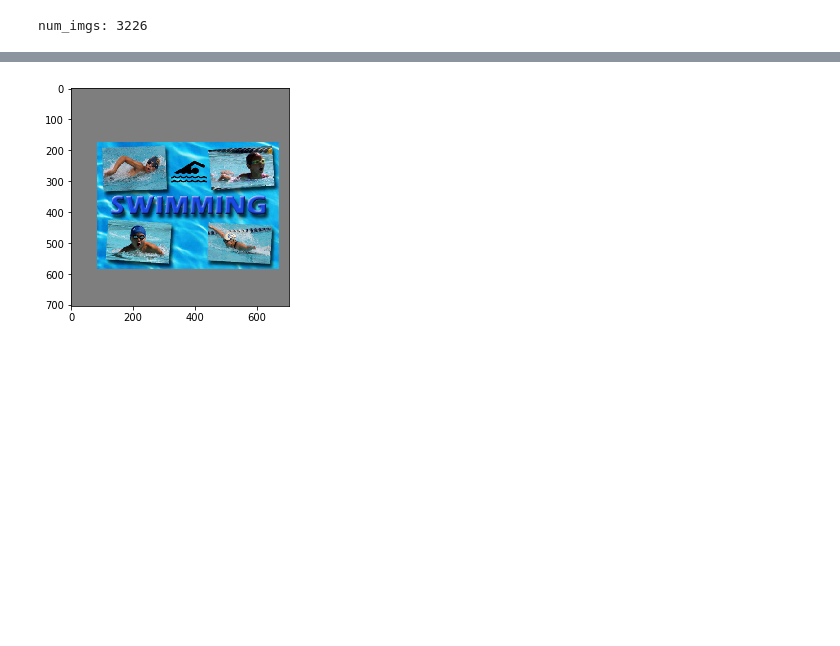
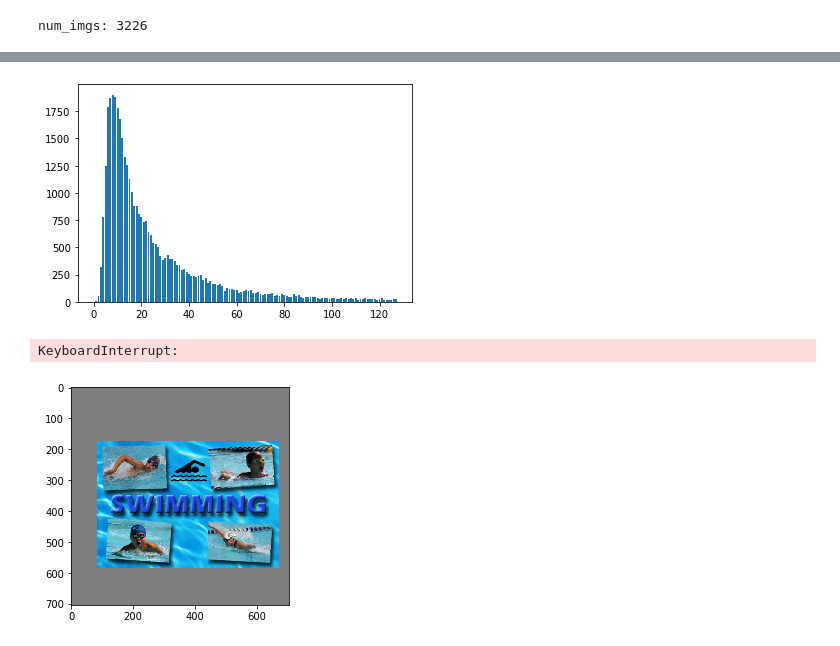
Before and after one commit to ImMrMa/PL_face_detection, a Jupyter notebook: src/Untitled2.ipynb, the cells around one changed output, grey strips where cells are left out. Drawn from its saved outputs; the diff is of its cells as text; code cells hidden in the pictures; blank space fills up the shorter version.

```diff
--- a/src/Untitled2.ipynb
+++ b/src/Untitled2.ipynb
@@ -21,0 +254,9 @@ num_imgs: 3226
+# %%
+data=get_dataset('wider','fadet')
+data_val=data(mode='val')
+count_val=np.ones(2048)
+for boxes in data_val.boxes:
+    for box in boxes:
+        w,h=box[2]-box[0],box[3]-box[1]
+        length=(w*h)**0.5
+        count_val[int(length)]+=1
@@ -21,0 +267,16 @@ num_imgs: 3226
+# %%
+import matplotlib.pyplot as plt
+x1=[i for i in range(128)]
+y1=count_val[:128]
+plt.bar(x1,y1,label='Frist line',)
+plt.show()
+input('s')
+plt.plot(x2,y2,label='second line')
+plt.xlabel('Plot Number')
+plt.ylabel('Important var')
+plt.title('Interesting Graph\nCheck it out')
+plt.legend()
+plt.show()
+# %% [output]
+[figure, added]
+KeyboardInterrupt:
```
Also changed, not shown: parts of 16 cells of this notebook, 13 other files.
